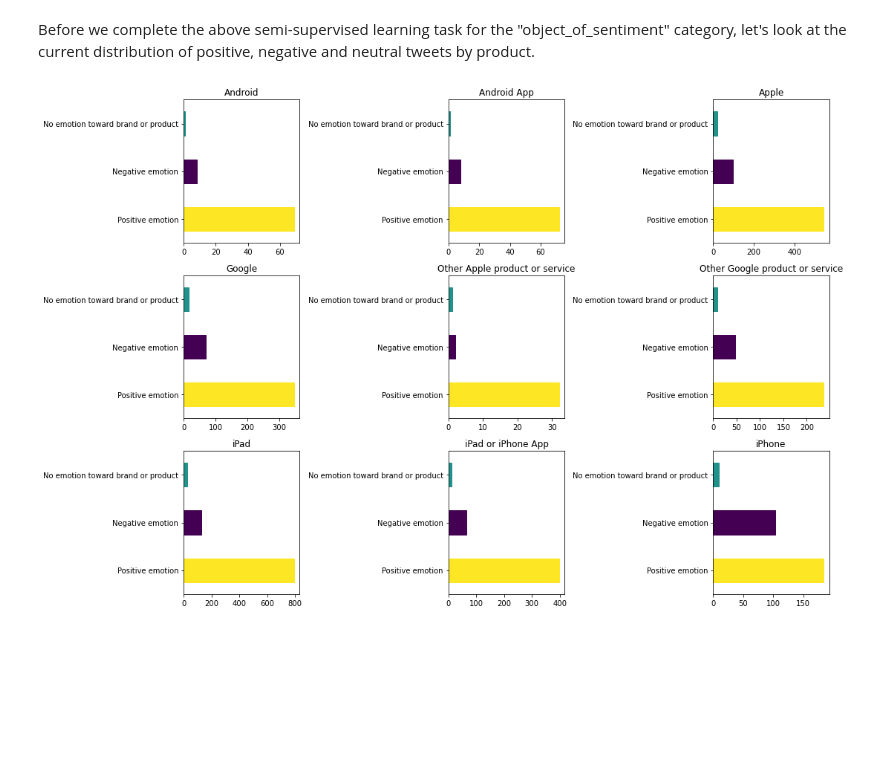
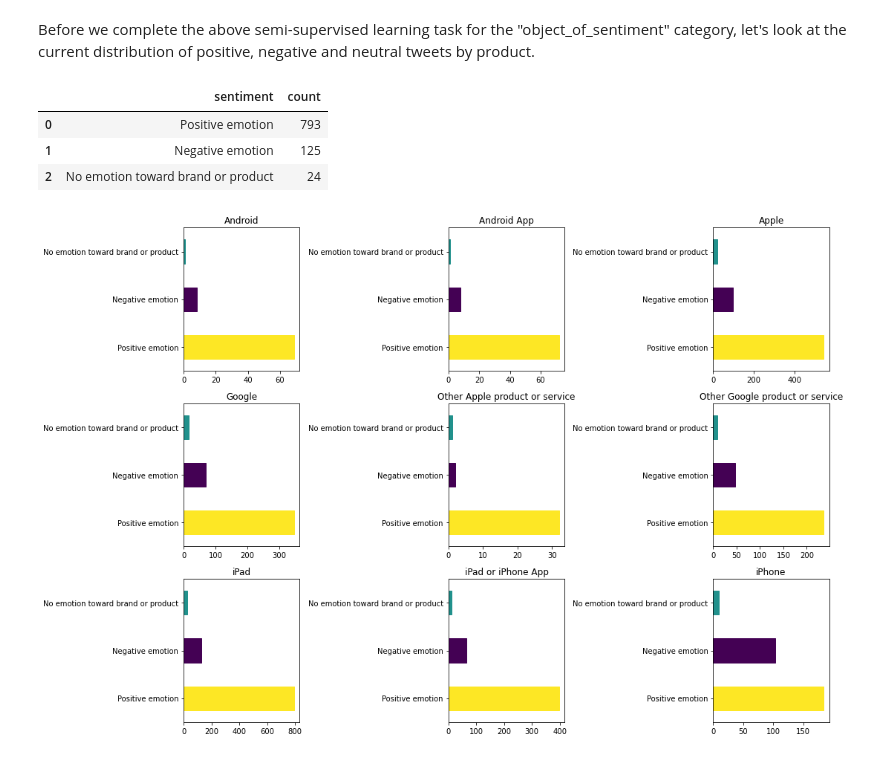
Before and after one commit to ran0027/twitter-sentiment-analysis, a Jupyter notebook: Untitled.ipynb, the cells around one changed output. Drawn from its saved outputs; the diff is of its cells as text; code cells hidden in the pictures; blank space fills up the shorter version.

```diff
--- a/Untitled.ipynb
+++ b/Untitled.ipynb
@@ -134,6 +133,13 @@ One approach to deal with these null objects is to classify them using the label
 We may mis-classify some tweets -- for example, tweet 64 is not directed at a specific Apple product at all -- but hopefully we can capture the fact that some of these *are* clearly directed at specific products.
 # %% [markdown]
 Before we complete the above semi-supervised learning task for the "object_of_sentiment" category, let's look at the current distribution of positive, negative and neutral tweets by product.
+# %%
+data.loc[data.object_of_sentiment=='iPad', 'sentiment'].value_counts().to_frame().reset_index()
+# %% [output]
+|  | sentiment | count |
+| 0 | Positive emotion | 793 |
+| 1 | Negative emotion | 125 |
+| 2 | No emotion toward brand or product | 24 |
 # %%
 fig, ax = plt.subplots(nrows=3, ncols=3, figsize=(15, 10))
 
```
Also changed, not shown: parts of 32 cells of this notebook.
